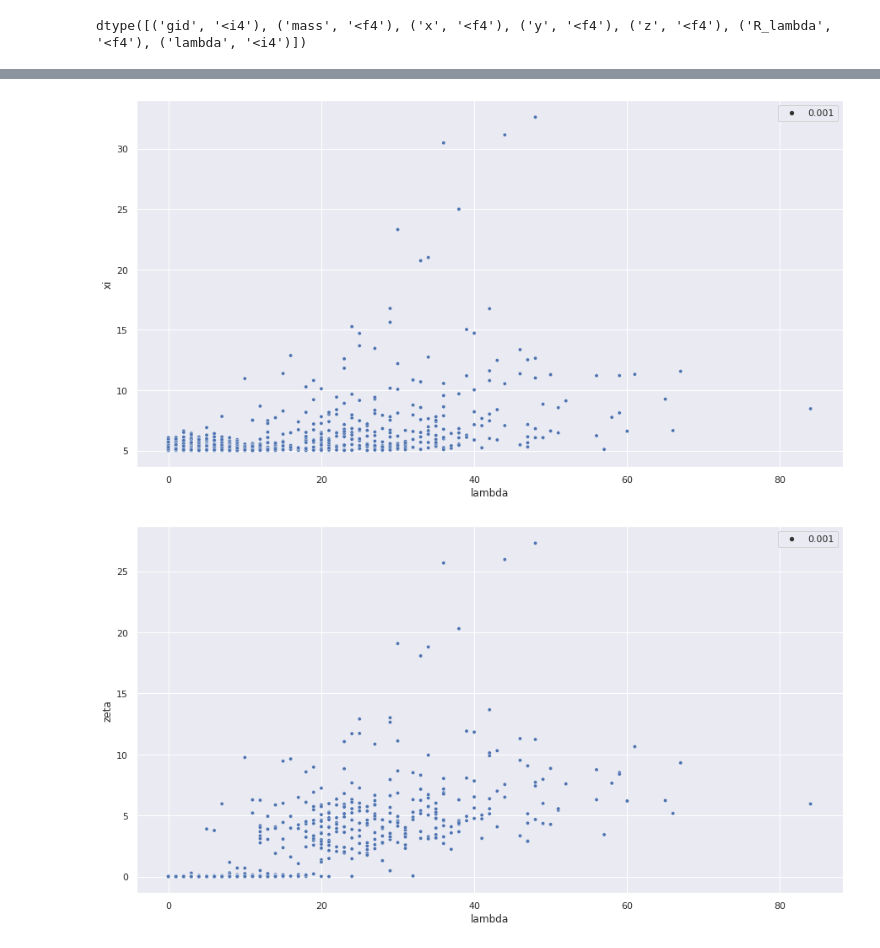
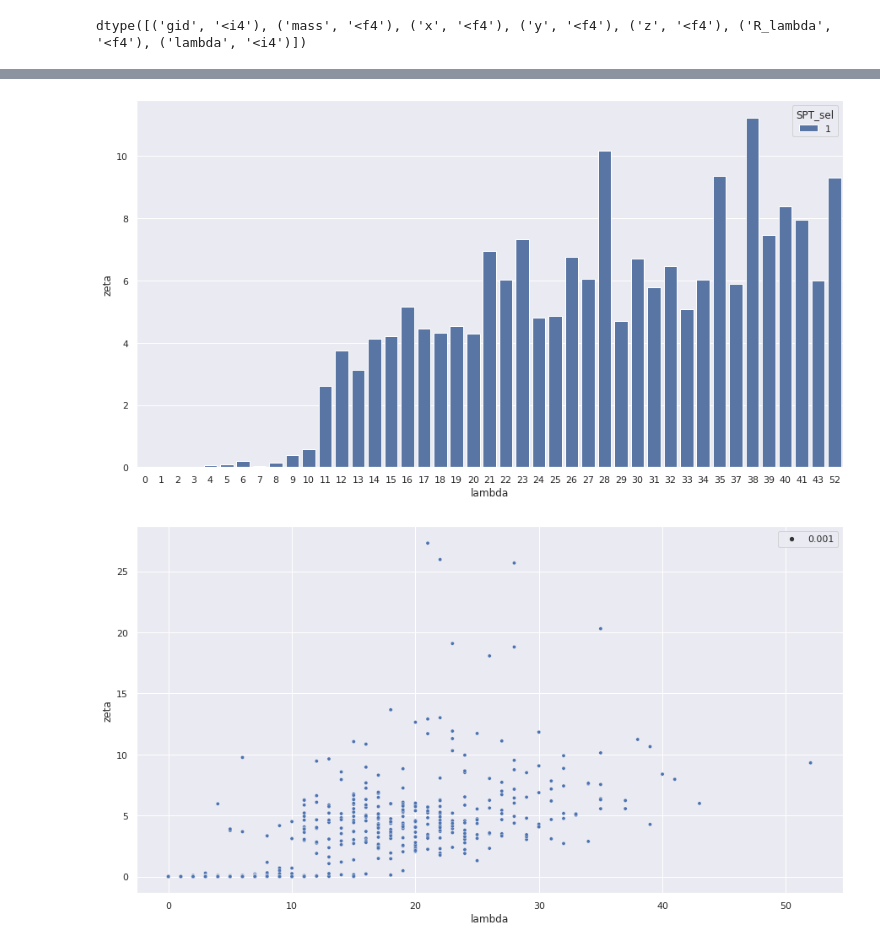
Before and after one commit to zchvsre/des_spt_selection, a Jupyter notebook: zetavslambda.ipynb, the cells around one changed output, grey strips where cells are left out. Saved outputs shown, nothing was run; the diff lists cells and outputs as text; code cells hidden in the pictures.

Commit message:
changed plot style

```diff
--- a/zetavslambda.ipynb
+++ b/zetavslambda.ipynb
@@ -21,6 +23,6 @@ nbslack.notifying('Richness_z',webhook)
 # %%
 project_path = "/global/cfs/cdirs/des/zhou/spt_lensing/"
-richness_path = "abacus/memHOD_11.2_12.4_0.65_1.0_0.2_0.0_0_z0p3.richness_d30.hdf5"
+richness_path = "abacus/memHOD_11.2_12.4_0.65_1.0_0.2_0.0_0_z0p3.richness_d1.hdf5"
 spt_path = "data/halos_spt_xi_5.pkl"
 
 f = h5py.File(project_path+richness_path, 'r')
@@ -80,8 +104,10 @@ Name: 10917, dtype: float64
+# %%
+lambda_binned_df = df.groupby("lambda").mean()
 # %%
-plot1 = sns.scatterplot(df['lambda'],df['xi'],size=0.001)
+plot1 = sns.barplot(lambda_binned_df.index,"zeta",data=lambda_binned_df,hue="SPT_sel")
 # %% [output]
-[figure, old version]
+[figure, new version]
 # %%
 plot1 = sns.scatterplot(df['lambda'],df['zeta'],size=0.001)
 # %% [output]
-[figure, old version]
+[figure, new version]
```
Also changed, not shown: parts of 6 cells of this notebook.
